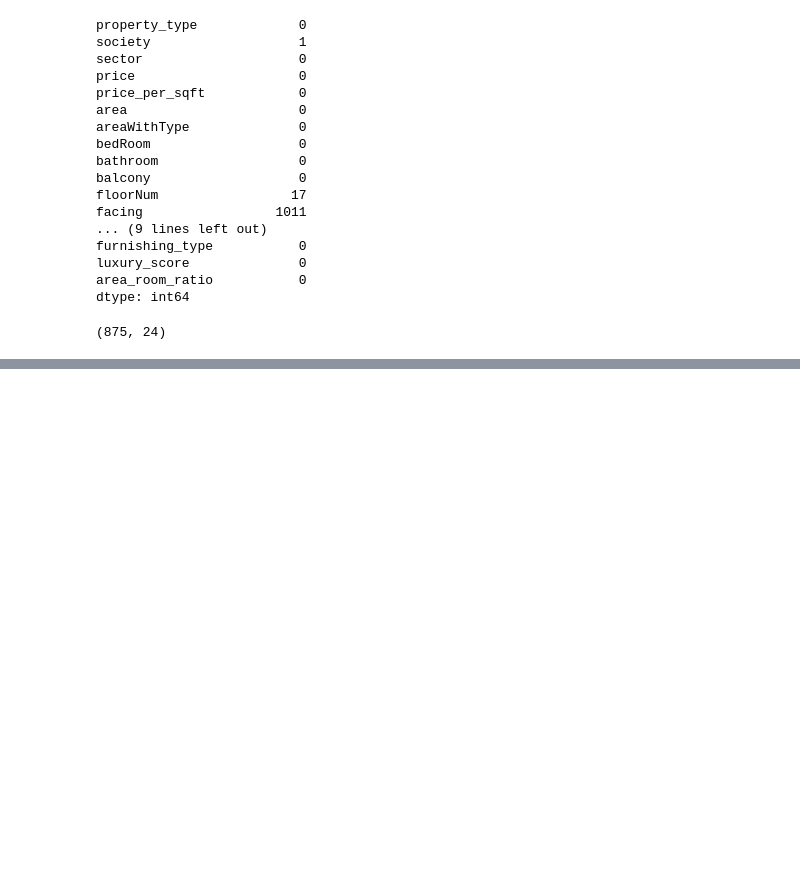
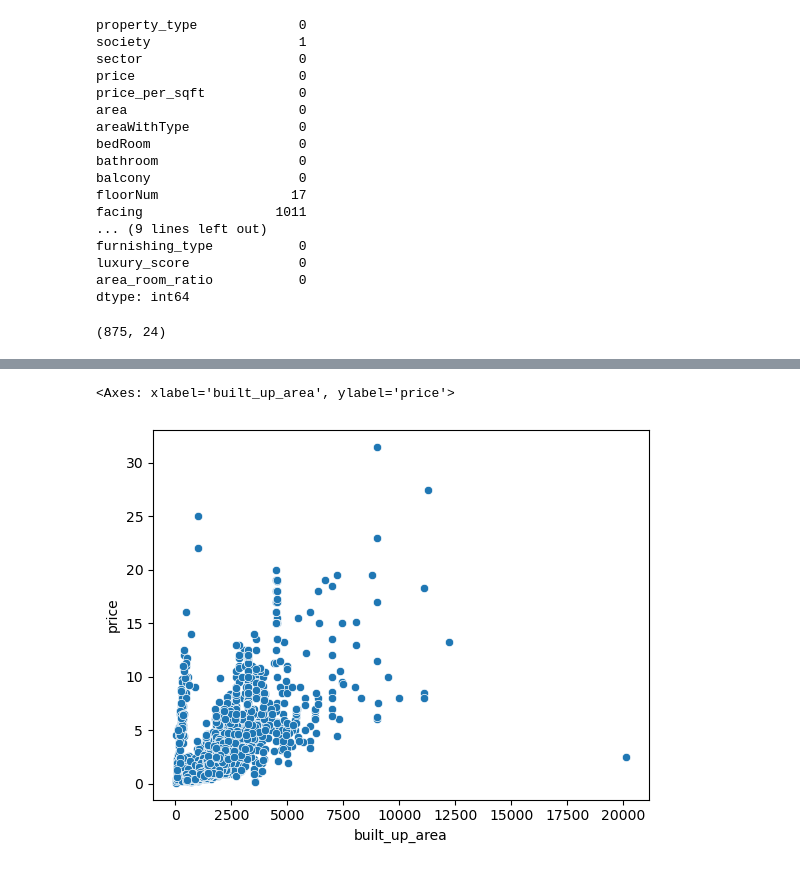
Before and after one commit to samirKeshwani2201/Real-Estate-Project, a Jupyter notebook: missing-value-imputation.ipynb, the cells around one changed output, grey strips where cells are left out. Saved outputs shown, nothing was run; the diff lists cells and outputs as text; code cells hidden in the pictures; blank space fills up the shorter version.

```diff
--- a/missing-value-imputation.ipynb
+++ b/missing-value-imputation.ipynb
@@ -134,0 +141,2 @@ sb_df.shape
+# %%
+df.update(sb_df)
@@ -134,0 +163,4 @@ sb_df.shape
+# %%
+# carpet not null and (super built and builtup null)
+
+c_df=df[(df['super_built_up_area'].isnull())&(df['built_up_area'].isnull())& ~(df['carpet_area'].isnull())]
@@ -134,0 +176,2 @@ sb_df.shape
+# %%
+c_df['built_up_area'].fillna(round(c_df['carpet_area']/0.9),inplace=True)
@@ -134,0 +187,2 @@ sb_df.shape
+# %%
+df.update(c_df)
@@ -134,0 +209,7 @@ sb_df.shape
+# %%
+sns.scatterplot(x=df['built_up_area'],y=df['price'])
+
+# we can see anomly that area very less but price are very high
+# %% [output]
+<Axes: xlabel='built_up_area', ylabel='price'>
+[figure, added]
```
Also changed, not shown: parts of 47 cells of this notebook, 1 other file.
